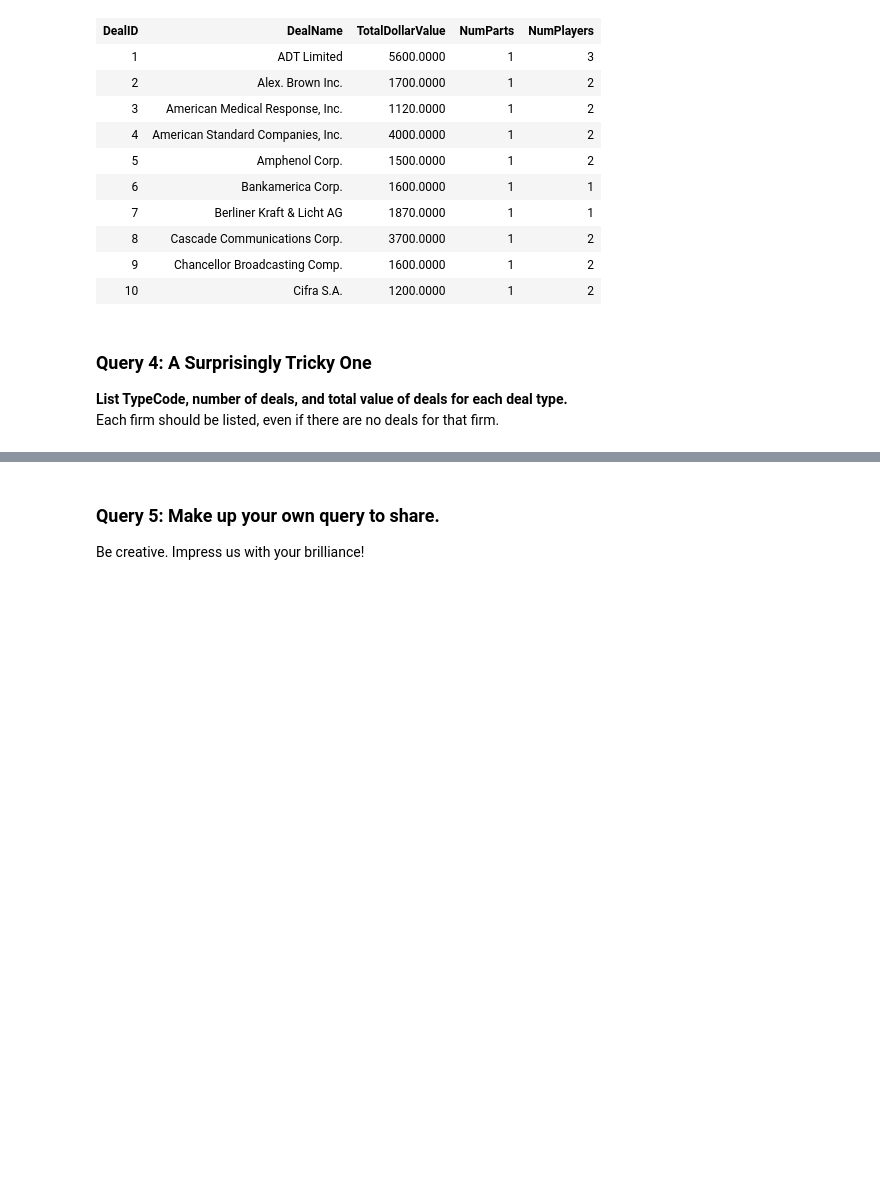
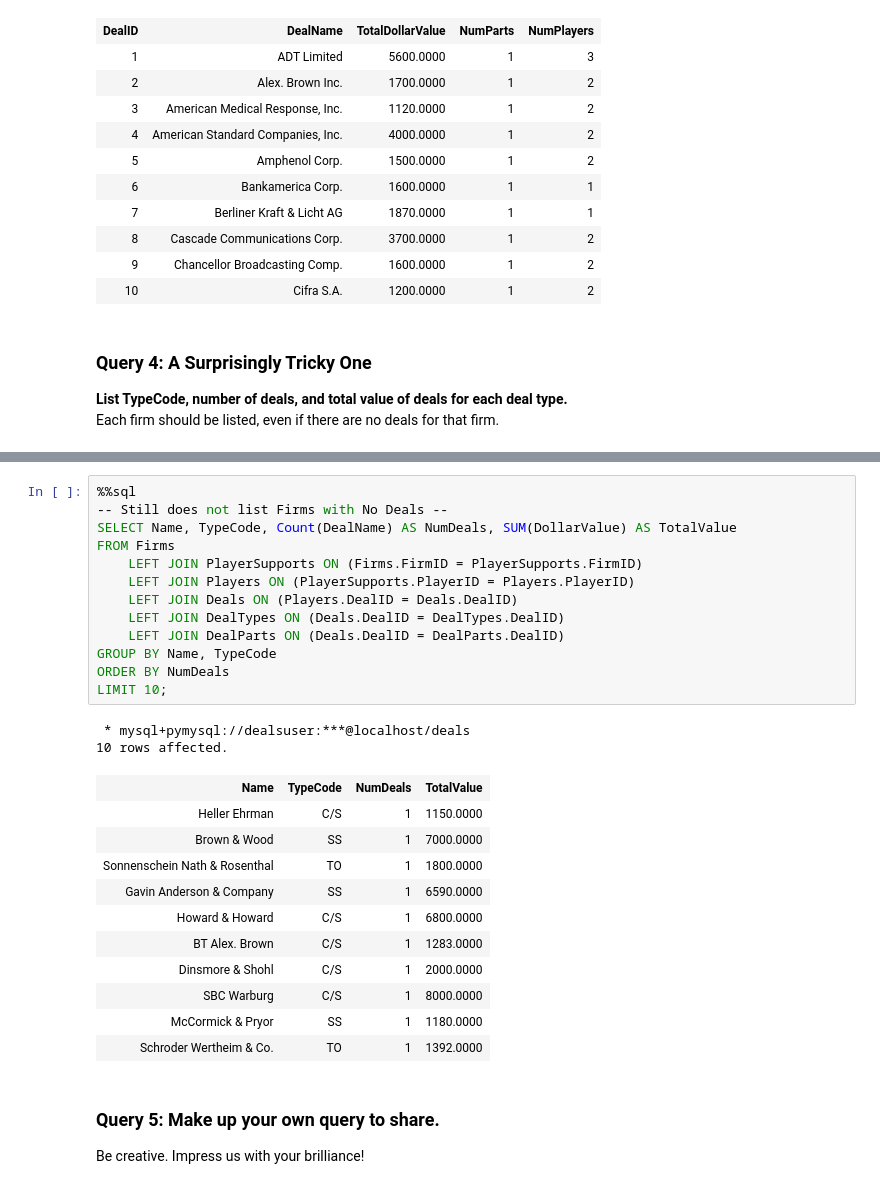
Before and after one commit to fairfield-university-ba-510-spring2019/deals-db-Kerry-Clarke, a Jupyter notebook: Deals_Part2.ipynb, the cells around one changed output, grey strips where cells are left out. Drawn from its saved outputs; the diff is of its cells as text; blank space fills up the shorter version.

Commit message:
Completed Part 2, Q4 was hard

```diff
--- a/Deals_Part2.ipynb
+++ b/Deals_Part2.ipynb
@@ -325,3 +327,30 @@ LIMIT 10;
+# %%
+%%sql
+-- Still does not list Firms with No Deals --
+SELECT Name, TypeCode, Count(DealName) AS NumDeals, SUM(DollarValue) AS TotalValue
+FROM Firms
+    LEFT JOIN PlayerSupports ON (Firms.FirmID = PlayerSupports.FirmID)
+    LEFT JOIN Players ON (PlayerSupports.PlayerID = Players.PlayerID)
+    LEFT JOIN Deals ON (Players.DealID = Deals.DealID)
+    LEFT JOIN DealTypes ON (Deals.DealID = DealTypes.DealID)
+    LEFT JOIN DealParts ON (Deals.DealID = DealParts.DealID)
+GROUP BY Name, TypeCode
+ORDER BY NumDeals
+LIMIT 10;
+# %% [output]
+ * mysql+pymysql://dealsuser:***@localhost/deals
+10 rows affected.
+| Name | TypeCode | NumDeals | TotalValue |
+| Heller Ehrman | C/S | 1 | 1150.0000 |
+| Brown & Wood | SS | 1 | 7000.0000 |
+| Sonnenschein Nath & Rosenthal | TO | 1 | 1800.0000 |
+| Gavin Anderson & Company | SS | 1 | 6590.0000 |
+| Howard & Howard | C/S | 1 | 6800.0000 |
+| BT Alex. Brown | C/S | 1 | 1283.0000 |
+| Dinsmore & Shohl | C/S | 1 | 2000.0000 |
+| SBC Warburg | C/S | 1 | 8000.0000 |
+| McCormick & Pryor | SS | 1 | 1180.0000 |
+| Schroder Wertheim & Co. | TO | 1 | 1392.0000 |
 # %% [markdown]
 ### Query 5: Make up your own query to share.
 Be creative. Impress us with your brilliance!
```
Also changed, not shown: parts of 2 cells of this notebook.
